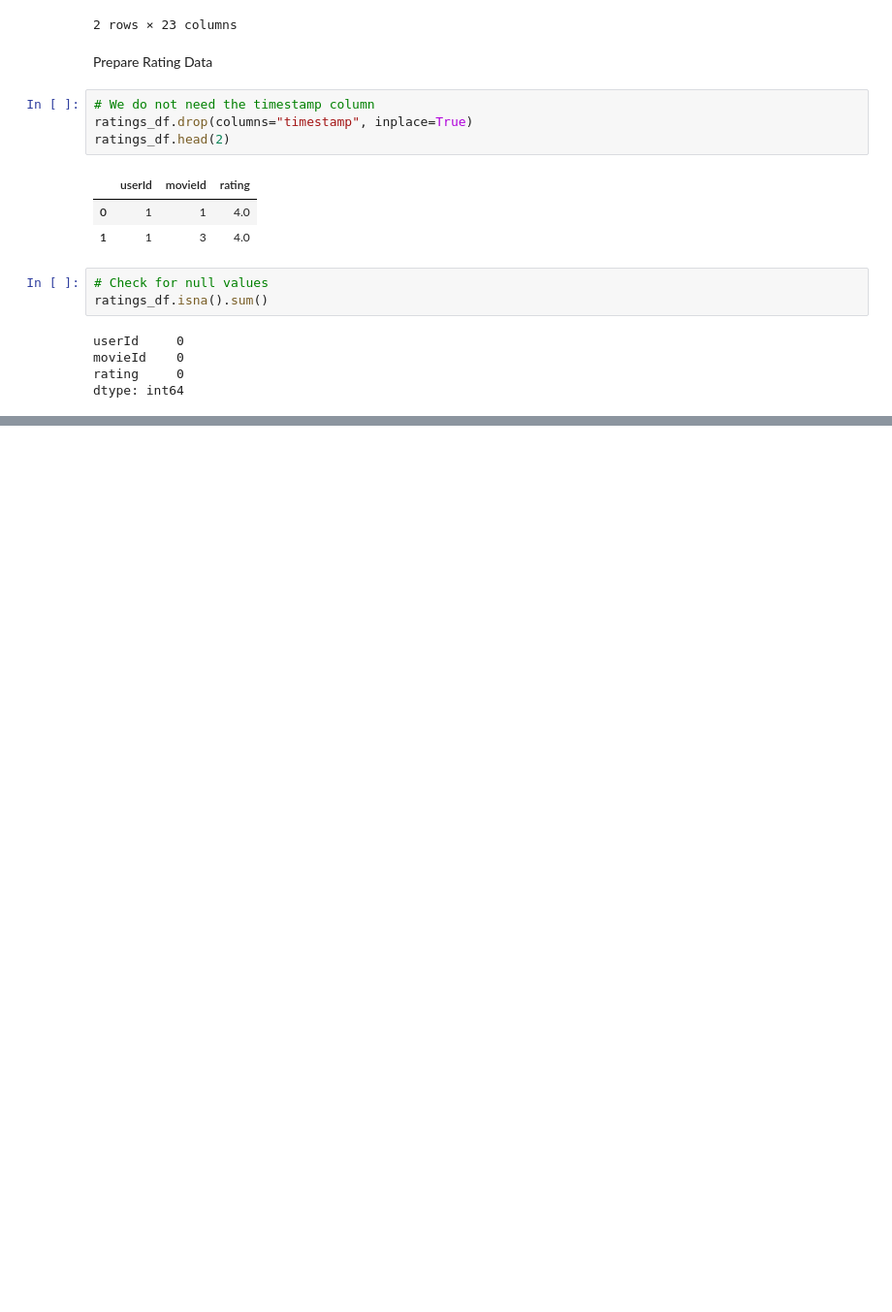
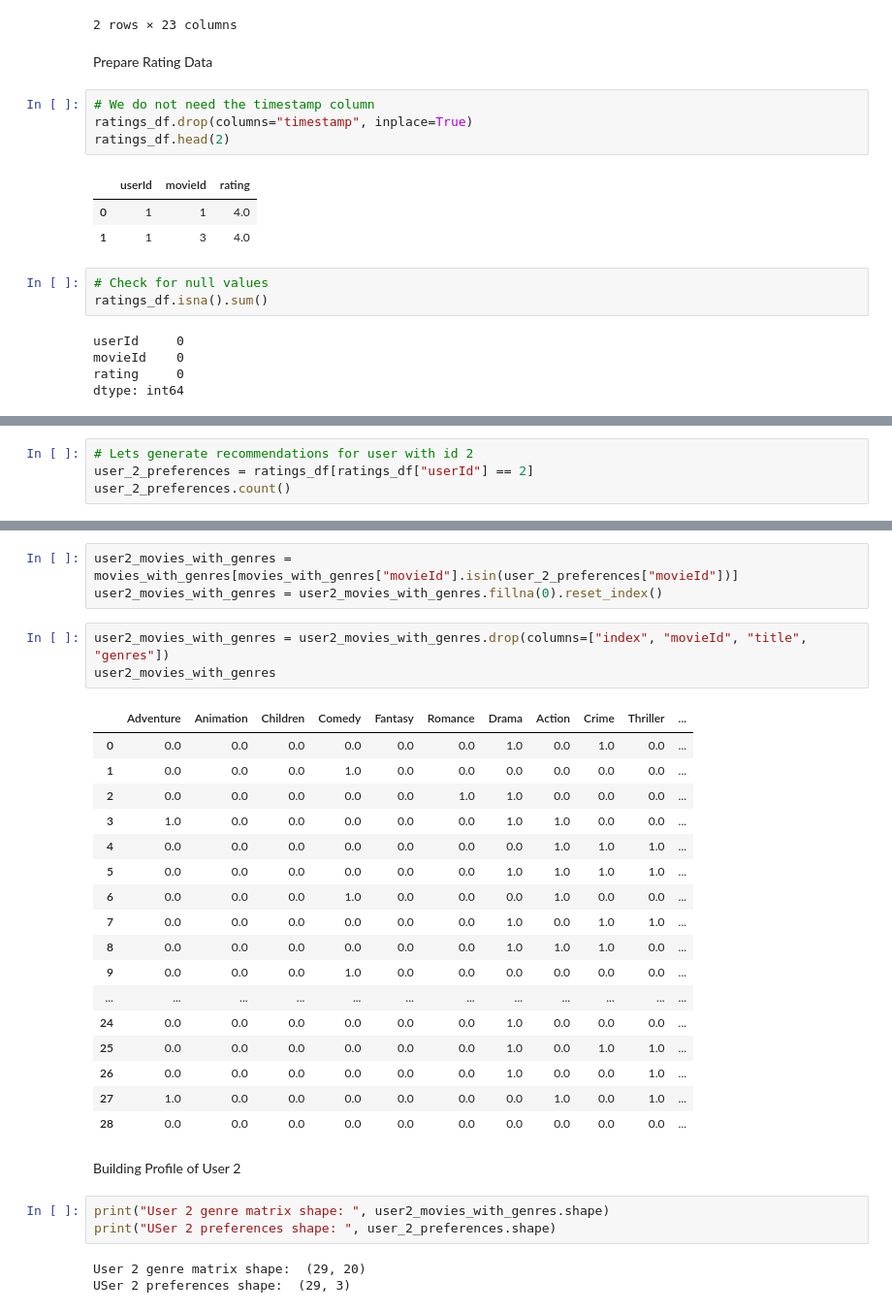
Before and after one commit to bhaskrr/recommender-systems, a Jupyter notebook: 01-foundational-paradigms/01-content-based-filtering/content-based.ipynb, the cells around one changed output, grey strips where cells are left out. Shown at 97% size. Saved outputs shown, nothing was run; the diff lists cells and outputs as text; blank space fills up the shorter version.

```diff
--- a/01-foundational-paradigms/01-content-based-filtering/content-based.ipynb
+++ b/01-foundational-paradigms/01-content-based-filtering/content-based.ipynb
@@ -101,0 +104,4 @@ dtype: int64
+# %%
+# Lets generate recommendations for user with id 2
+user_2_preferences = ratings_df[ratings_df["userId"] == 2]
+user_2_preferences.count()
@@ -101,0 +135,32 @@ dtype: int64
+# %%
+user2_movies_with_genres = movies_with_genres[movies_with_genres["movieId"].isin(user_2_preferences["movieId"])]
+user2_movies_with_genres = user2_movies_with_genres.fillna(0).reset_index()
+# %%
+user2_movies_with_genres = user2_movies_with_genres.drop(columns=["index", "movieId", "title", "genres"])
+user2_movies_with_genres
+# %% [output]
+|  | Adventure | Animation | Children | Comedy | Fantasy | Romance | Drama | Action | Crime | Thriller | ... |
+| 0 | 0.0 | 0.0 | 0.0 | 0.0 | 0.0 | 0.0 | 1.0 | 0.0 | 1.0 | 0.0 | ... |
+| 1 | 0.0 | 0.0 | 0.0 | 1.0 | 0.0 | 0.0 | 0.0 | 0.0 | 0.0 | 0.0 | ... |
+| 2 | 0.0 | 0.0 | 0.0 | 0.0 | 0.0 | 1.0 | 1.0 | 0.0 | 0.0 | 0.0 | ... |
+| 3 | 1.0 | 0.0 | 0.0 | 0.0 | 0.0 | 0.0 | 1.0 | 1.0 | 0.0 | 0.0 | ... |
+| 4 | 0.0 | 0.0 | 0.0 | 0.0 | 0.0 | 0.0 | 0.0 | 1.0 | 1.0 | 1.0 | ... |
+| 5 | 0.0 | 0.0 | 0.0 | 0.0 | 0.0 | 0.0 | 1.0 | 1.0 | 1.0 | 1.0 | ... |
+| 6 | 0.0 | 0.0 | 0.0 | 1.0 | 0.0 | 0.0 | 0.0 | 1.0 | 0.0 | 0.0 | ... |
+| 7 | 0.0 | 0.0 | 0.0 | 0.0 | 0.0 | 0.0 | 1.0 | 0.0 | 1.0 | 1.0 | ... |
+| 8 | 0.0 | 0.0 | 0.0 | 0.0 | 0.0 | 0.0 | 1.0 | 1.0 | 1.0 | 0.0 | ... |
+| 9 | 0.0 | 0.0 | 0.0 | 1.0 | 0.0 | 0.0 | 0.0 | 0.0 | 0.0 | 0.0 | ... |
+| ... | ... | ... | ... | ... | ... | ... | ... | ... | ... | ... | ... |
+| 24 | 0.0 | 0.0 | 0.0 | 0.0 | 0.0 | 0.0 | 1.0 | 0.0 | 0.0 | 0.0 | ... |
+| 25 | 0.0 | 0.0 | 0.0 | 0.0 | 0.0 | 0.0 | 1.0 | 0.0 | 1.0 | 1.0 | ... |
+| 26 | 0.0 | 0.0 | 0.0 | 0.0 | 0.0 | 0.0 | 1.0 | 0.0 | 0.0 | 1.0 | ... |
+| 27 | 1.0 | 0.0 | 0.0 | 0.0 | 0.0 | 0.0 | 0.0 | 1.0 | 0.0 | 1.0 | ... |
+| 28 | 0.0 | 0.0 | 0.0 | 0.0 | 0.0 | 0.0 | 0.0 | 0.0 | 0.0 | 0.0 | ... |
+# %% [markdown]
+Building Profile of User 2
+# %%
+print("User 2 genre matrix shape: ", user2_movies_with_genres.shape)
+print("USer 2 preferences shape: ", user_2_preferences.shape)
+# %% [output]
+User 2 genre matrix shape:  (29, 20)
+USer 2 preferences shape:  (29, 3)
```
Also changed, not shown: parts of 14 cells of this notebook.
